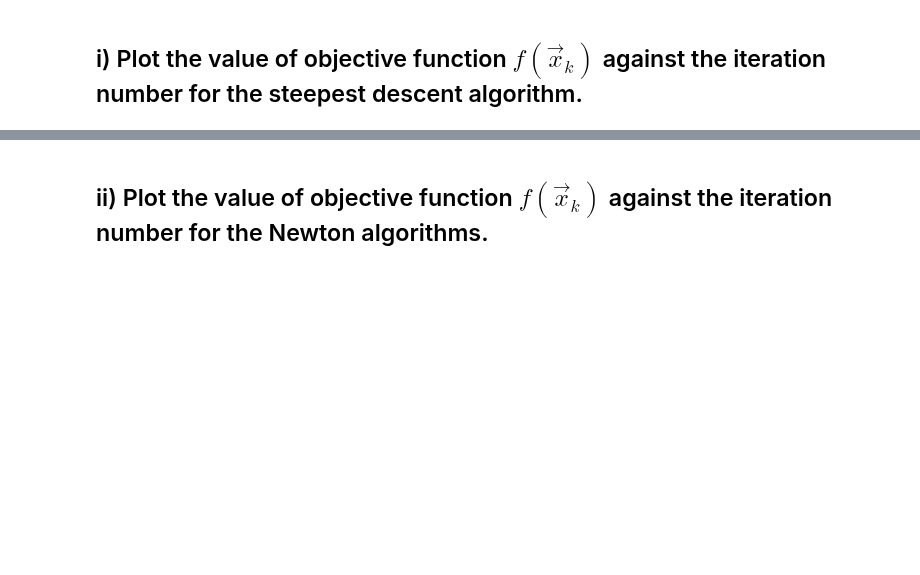
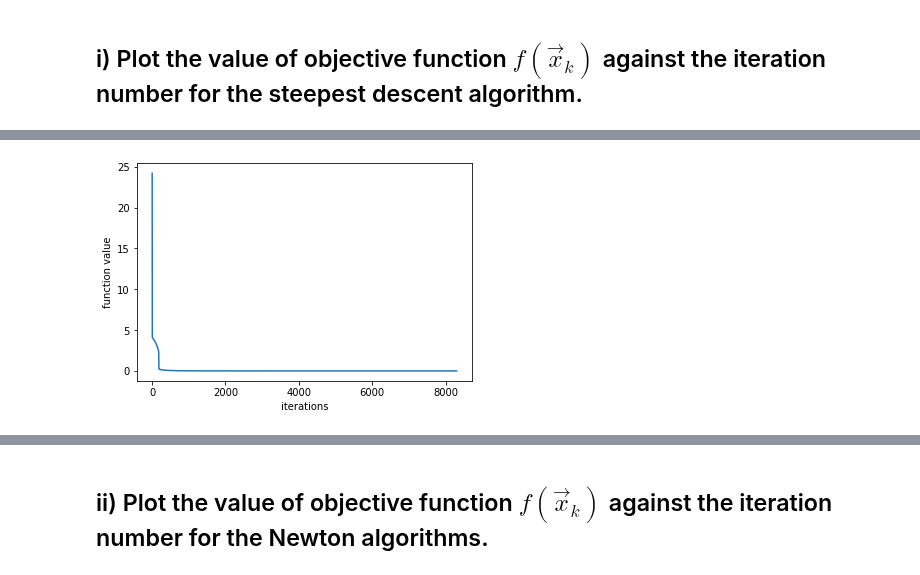
Before and after one commit to wpmcgrath95/MATH-693A-Advanced-Numerical-Methods, a Jupyter notebook: python/Homework1.ipynb, the cells around one changed output, grey strips where cells are left out. Cells and saved outputs as stored; diff of their text form; code cells hidden in the pictures; blank space fills up the shorter version.

```diff
--- a/python/Homework1.ipynb
+++ b/python/Homework1.ipynb
@@ -151,8 +157,8 @@ sd_1_df.tail(6)
 | 7611 | 7612 | [1.0000876158468515, 1.0001755900... | 0.0 | [-0.44575036397371787, -0.8951573... | 0.000244 |
 # %%
 # answer to problem 1a for x0 = [-1.2, 1] using steepest descent
-sd_2_df = steepest_descent([-1.2, 1], obj_func, gradient, 10**-8)
-sd_2_df.head(6) # first 6 rows for x0 = [-1.2, 1]
+sd_2a_df = steepest_descent([-1.2, 1], obj_func, gradient, 10**-8)
+sd_2a_df.head(6) # first 6 rows for x0 = [-1.2, 1]
 # %% [output]
 |  | iteration | xbar | f(xbar) | pbar | alpha |
 | 0 | 1 | [-1.2, 1] | 24.2 | [0.9258476436951987, 0.3778969974... | 0.25 |
@@ -236,0 +444,7 @@ sd_2_df.tail(6)
+# %%
+# x0 = [-1.2, 1] for sd_2a_df
+plt.plot(sd_2a_df['iteration'], sd_2a_df['f(xbar)'])
+plt.xlabel("iterations")
+plt.ylabel("function value");
+# %% [output]
+[figure, added]
```
Also changed, not shown: parts of 36 cells of this notebook.
